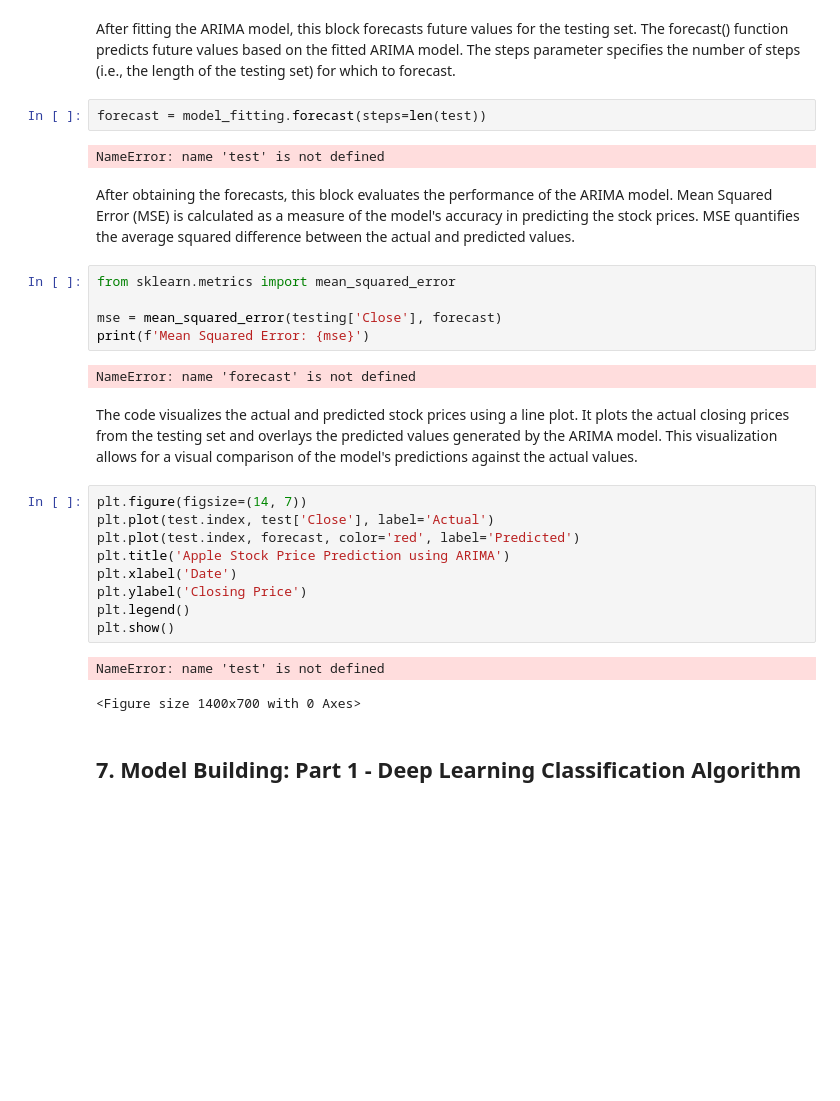
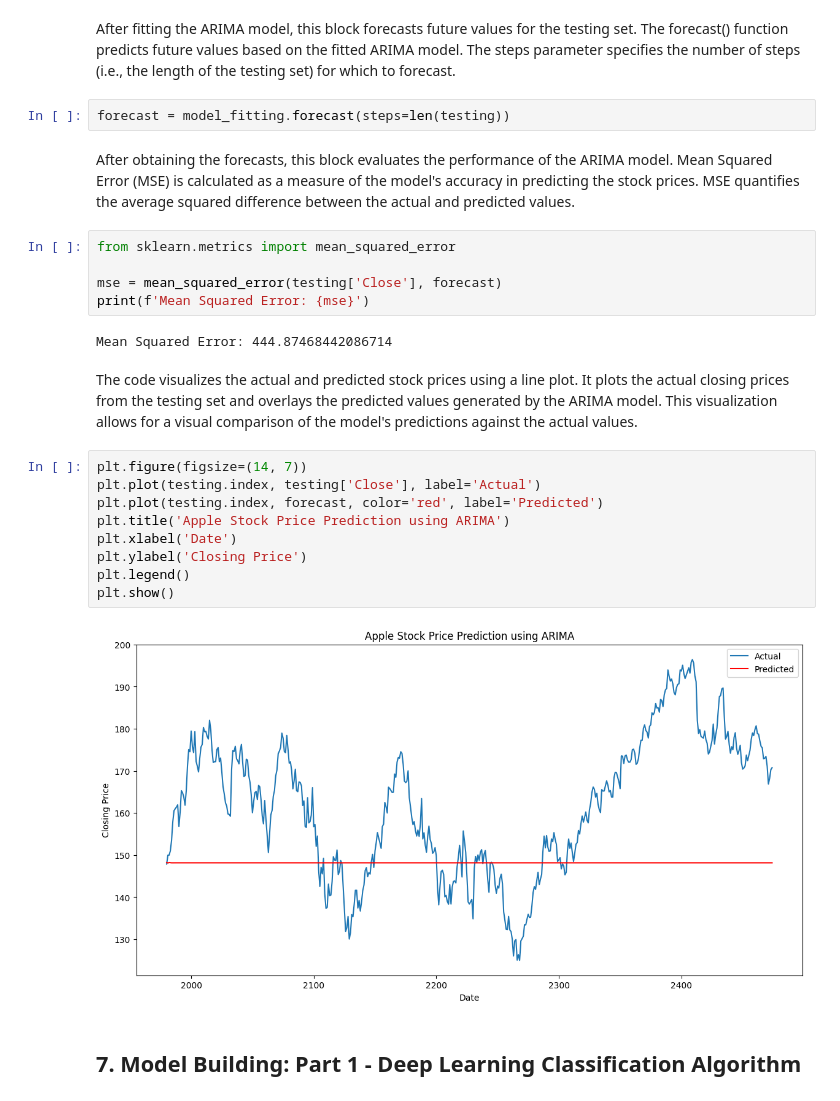
Before and after one commit to chaycwilson/MGL382-Assignment-2, a Jupyter notebook: notebooks/modeling.ipynb, the cells around one changed output. Cells and saved outputs as stored; diff of their text form; blank space fills up the shorter version.

```diff
--- a/notebooks/modeling.ipynb
+++ b/notebooks/modeling.ipynb
@@ -195,9 +195,7 @@ model_fitting = model.fit()
 # %% [markdown]
 After fitting the ARIMA model, this block forecasts future values for the testing set. The forecast() function predicts future values based on the fitted ARIMA model. The steps parameter specifies the number of steps (i.e., the length of the testing set) for which to forecast.
 # %%
-forecast = model_fitting.forecast(steps=len(test))
+forecast = model_fitting.forecast(steps=len(testing))
-# %% [output]
-NameError: name 'test' is not defined
 # %% [markdown]
 After obtaining the forecasts, this block evaluates the performance of the ARIMA model. Mean Squared Error (MSE) is calculated as a measure of the model's accuracy in predicting the stock prices. MSE quantifies the average squared difference between the actual and predicted values.
 # %%
@@ -206,21 +204,20 @@ from sklearn.metrics import mean_squared_error
 mse = mean_squared_error(testing['Close'], forecast)
 print(f'Mean Squared Error: {mse}')
 # %% [output]
-NameError: name 'forecast' is not defined
+Mean Squared Error: 444.87468442086714
 # %% [markdown]
 The code visualizes the actual and predicted stock prices using a line plot. It plots the actual closing prices from the testing set and overlays the predicted values generated by the ARIMA model. This visualization allows for a visual comparison of the model's predictions against the actual values.
 # %%
 plt.figure(figsize=(14, 7))
-plt.plot(test.index, test['Close'], label='Actual')
-plt.plot(test.index, forecast, color='red', label='Predicted')
+plt.plot(testing.index, testing['Close'], label='Actual')
+plt.plot(testing.index, forecast, color='red', label='Predicted')
 plt.title('Apple Stock Price Prediction using ARIMA')
 plt.xlabel('Date')
 plt.ylabel('Closing Price')
 plt.legend()
 plt.show()
 # %% [output]
-NameError: name 'test' is not defined
-<Figure size 1400x700 with 0 Axes>
+[figure, added]
 # %% [markdown]
 ## 7. Model Building: Part 1 - Deep Learning Classification Algorithm
 # %% [markdown]
```
Also changed, not shown: parts of 7 cells of this notebook.
